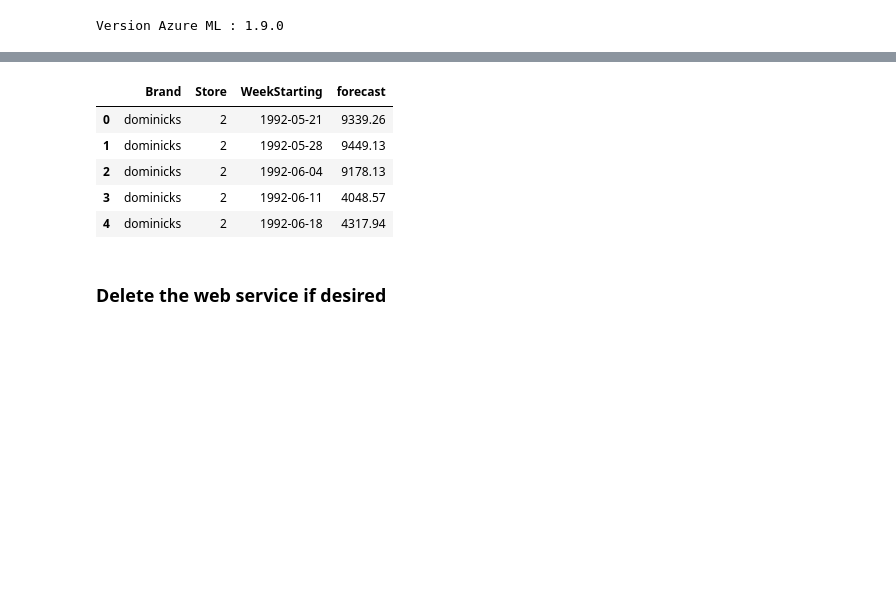
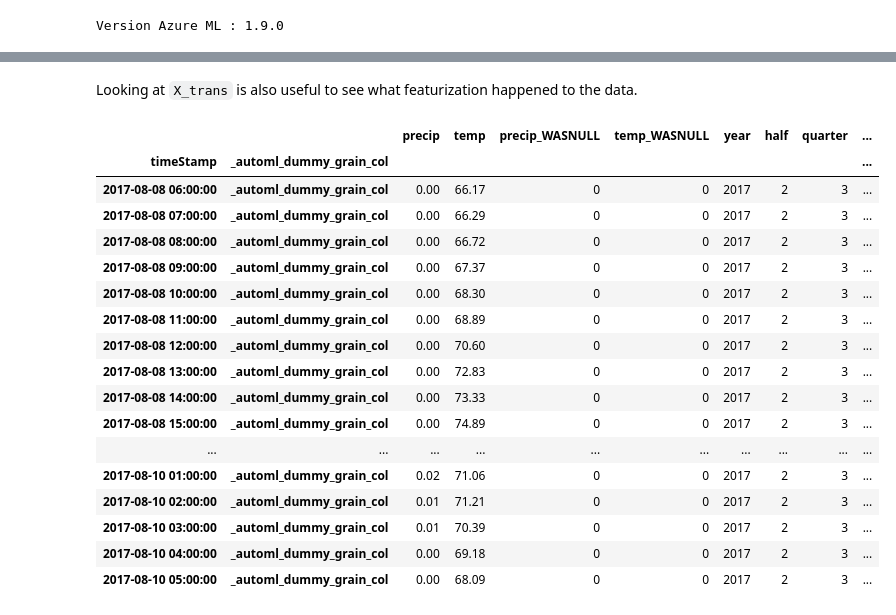
Before and after one commit to retkowsky/WorkshopAML2020, a Jupyter notebook: 4 AutoML Forecast.ipynb, the cells around one changed output, grey strips where cells are left out. Drawn from its saved outputs; the diff is of its cells as text; code cells hidden in the pictures; blank space fills up the shorter version.

```diff
--- a/4 AutoML Forecast.ipynb
+++ b/4 AutoML Forecast.ipynb
@@ -512,11 +359,0 @@ except:
-# %%
-y_fcst_all.head()
-# %% [output]
-|  | Brand | Store | WeekStarting | forecast |
-| 0 | dominicks | 2 | 1992-05-21 | 9339.26 |
-| 1 | dominicks | 2 | 1992-05-28 | 9449.13 |
-| 2 | dominicks | 2 | 1992-06-04 | 9178.13 |
-| 3 | dominicks | 2 | 1992-06-11 | 4048.57 |
-| 4 | dominicks | 2 | 1992-06-18 | 4317.94 |
-# %% [markdown]
-### Delete the web service if desired
@@ -525,0 +360,23 @@ y_fcst_all.head()
+# %% [markdown]
+Looking at `X_trans` is also useful to see what featurization happened to the data.
+# %%
+X_trans
+# %% [output]
+|  |  | precip | temp | precip_WASNULL | temp_WASNULL | year | half | quarter | ... |
+| timeStamp | _automl_dummy_grain_col |  |  |  |  |  |  |  | ... |
+| 2017-08-08 06:00:00 | _automl_dummy_grain_col | 0.00 | 66.17 | 0 | 0 | 2017 | 2 | 3 | ... |
+| 2017-08-08 07:00:00 | _automl_dummy_grain_col | 0.00 | 66.29 | 0 | 0 | 2017 | 2 | 3 | ... |
+| 2017-08-08 08:00:00 | _automl_dummy_grain_col | 0.00 | 66.72 | 0 | 0 | 2017 | 2 | 3 | ... |
+| 2017-08-08 09:00:00 | _automl_dummy_grain_col | 0.00 | 67.37 | 0 | 0 | 2017 | 2 | 3 | ... |
+| 2017-08-08 10:00:00 | _automl_dummy_grain_col | 0.00 | 68.30 | 0 | 0 | 2017 | 2 | 3 | ... |
+| 2017-08-08 11:00:00 | _automl_dummy_grain_col | 0.00 | 68.89 | 0 | 0 | 2017 | 2 | 3 | ... |
+| 2017-08-08 12:00:00 | _automl_dummy_grain_col | 0.00 | 70.60 | 0 | 0 | 2017 | 2 | 3 | ... |
+| 2017-08-08 13:00:00 | _automl_dummy_grain_col | 0.00 | 72.83 | 0 | 0 | 2017 | 2 | 3 | ... |
+| 2017-08-08 14:00:00 | _automl_dummy_grain_col | 0.00 | 73.33 | 0 | 0 | 2017 | 2 | 3 | ... |
+| 2017-08-08 15:00:00 | _automl_dummy_grain_col | 0.00 | 74.89 | 0 | 0 | 2017 | 2 | 3 | ... |
+| ... | ... | ... | ... | ... | ... | ... | ... | ... | ... |
+| 2017-08-10 01:00:00 | _automl_dummy_grain_col | 0.02 | 71.06 | 0 | 0 | 2017 | 2 | 3 | ... |
+| 2017-08-10 02:00:00 | _automl_dummy_grain_col | 0.01 | 71.21 | 0 | 0 | 2017 | 2 | 3 | ... |
+| 2017-08-10 03:00:00 | _automl_dummy_grain_col | 0.01 | 70.39 | 0 | 0 | 2017 | 2 | 3 | ... |
+| 2017-08-10 04:00:00 | _automl_dummy_grain_col | 0.00 | 69.18 | 0 | 0 | 2017 | 2 | 3 | ... |
+| 2017-08-10 05:00:00 | _automl_dummy_grain_col | 0.00 | 68.09 | 0 | 0 | 2017 | 2 | 3 | ... |
```
Also changed, not shown: parts of 98 cells of this notebook, 13 other files.
